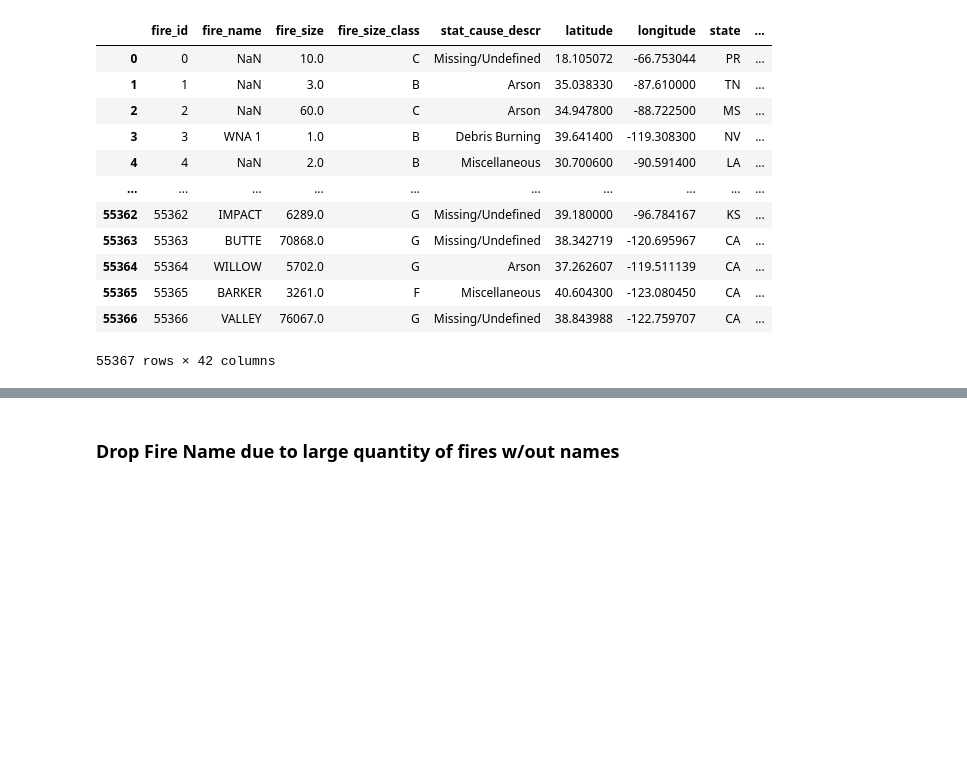
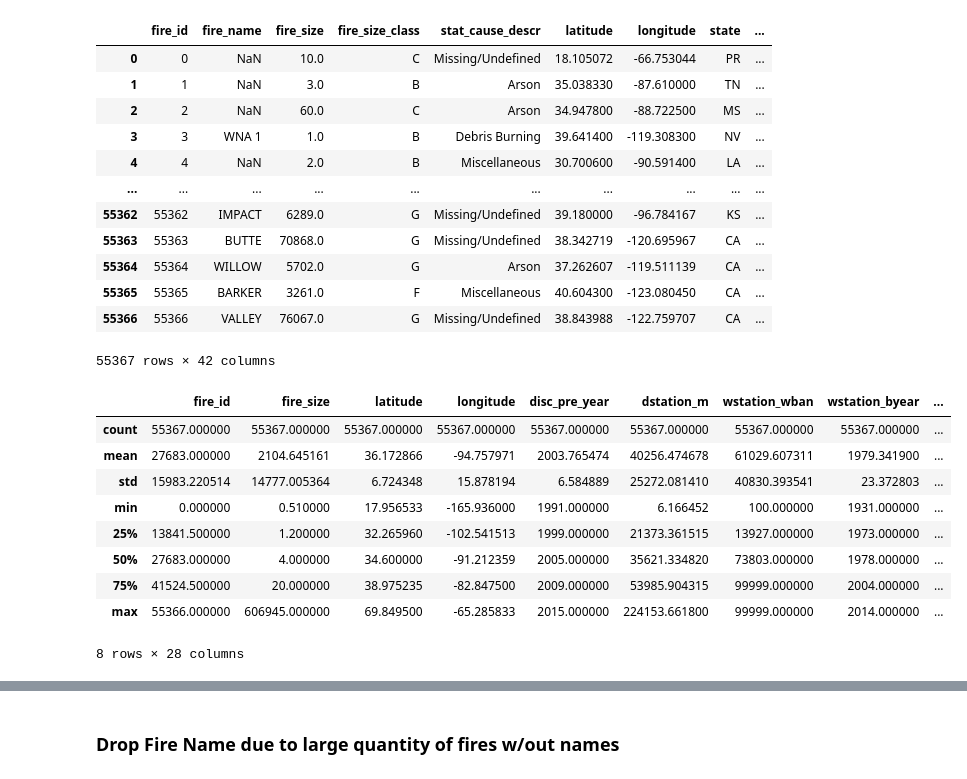
Before and after one commit to goatgirl86/Final_Project_Wildfires, a Jupyter notebook: wildfires_cleaning_k.ipynb, the cells around one changed output, grey strips where cells are left out. Drawn from its saved outputs; the diff is of its cells as text; code cells hidden in the pictures; blank space fills up the shorter version.

```diff
--- a/wildfires_cleaning_k.ipynb
+++ b/wildfires_cleaning_k.ipynb
@@ -58,3 +58,16 @@ df
 | 55365 | 55365 | BARKER | 3261.0 | F | Miscellaneous | 40.604300 | -123.080450 | CA | ... |
 | 55366 | 55366 | VALLEY | 76067.0 | G | Missing/Undefined | 38.843988 | -122.759707 | CA | ... |
 55367 rows × 42 columns
+# %%
+df.describe()
+# %% [output]
+|  | fire_id | fire_size | latitude | longitude | disc_pre_year | dstation_m | wstation_wban | wstation_byear | ... |
+| count | 55367.000000 | 55367.000000 | 55367.000000 | 55367.000000 | 55367.000000 | 55367.000000 | 55367.000000 | 55367.000000 | ... |
+| mean | 27683.000000 | 2104.645161 | 36.172866 | -94.757971 | 2003.765474 | 40256.474678 | 61029.607311 | 1979.341900 | ... |
+| std | 15983.220514 | 14777.005364 | 6.724348 | 15.878194 | 6.584889 | 25272.081410 | 40830.393541 | 23.372803 | ... |
+| min | 0.000000 | 0.510000 | 17.956533 | -165.936000 | 1991.000000 | 6.166452 | 100.000000 | 1931.000000 | ... |
+| 25% | 13841.500000 | 1.200000 | 32.265960 | -102.541513 | 1999.000000 | 21373.361515 | 13927.000000 | 1973.000000 | ... |
+| 50% | 27683.000000 | 4.000000 | 34.600000 | -91.212359 | 2005.000000 | 35621.334820 | 73803.000000 | 1978.000000 | ... |
+| 75% | 41524.500000 | 20.000000 | 38.975235 | -82.847500 | 2009.000000 | 53985.904315 | 99999.000000 | 2004.000000 | ... |
+| max | 55366.000000 | 606945.000000 | 69.849500 | -65.285833 | 2015.000000 | 224153.661800 | 99999.000000 | 2014.000000 | ... |
+8 rows × 28 columns
```
Also changed, not shown: parts of 14 cells of this notebook, 2 other files.
